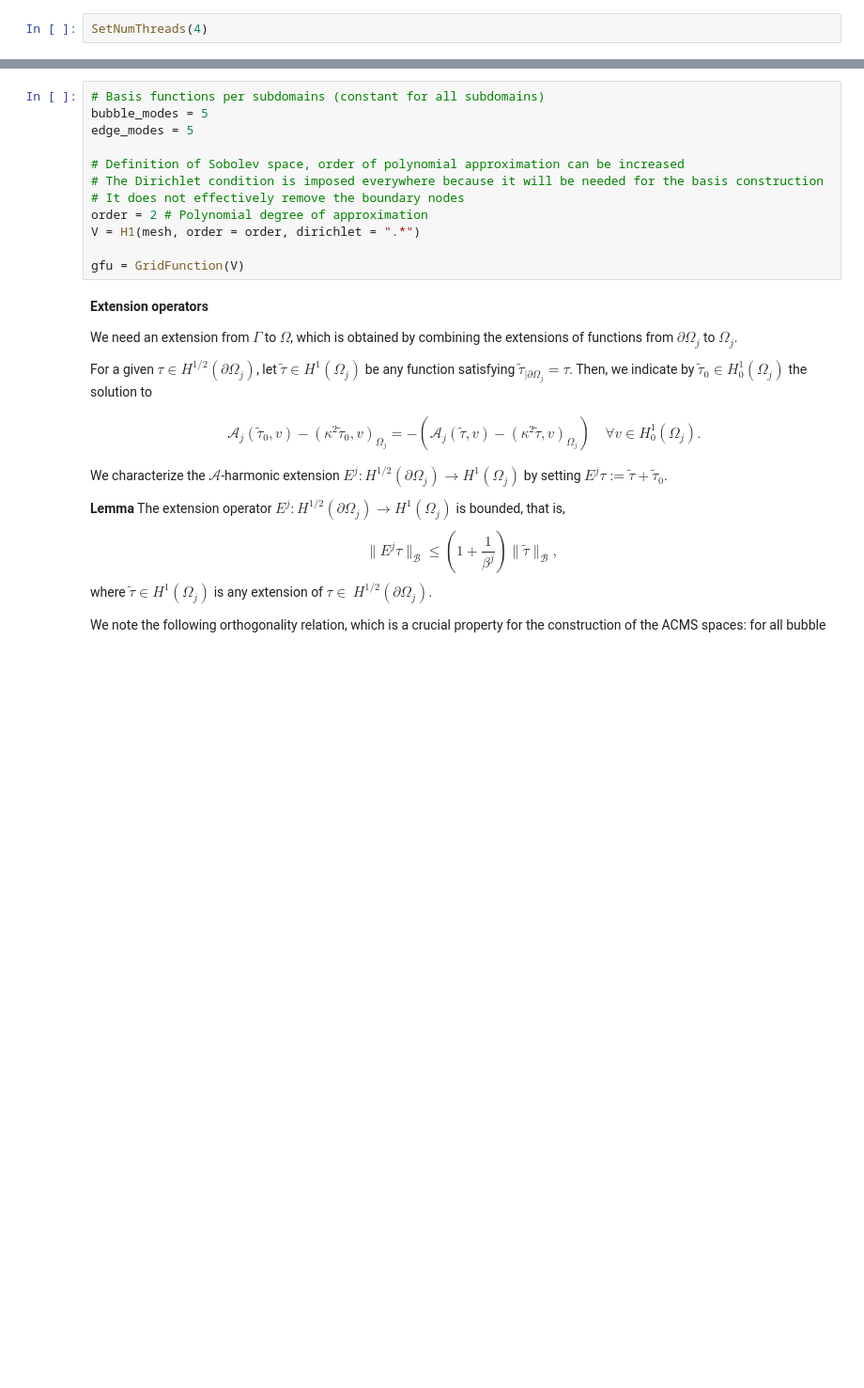
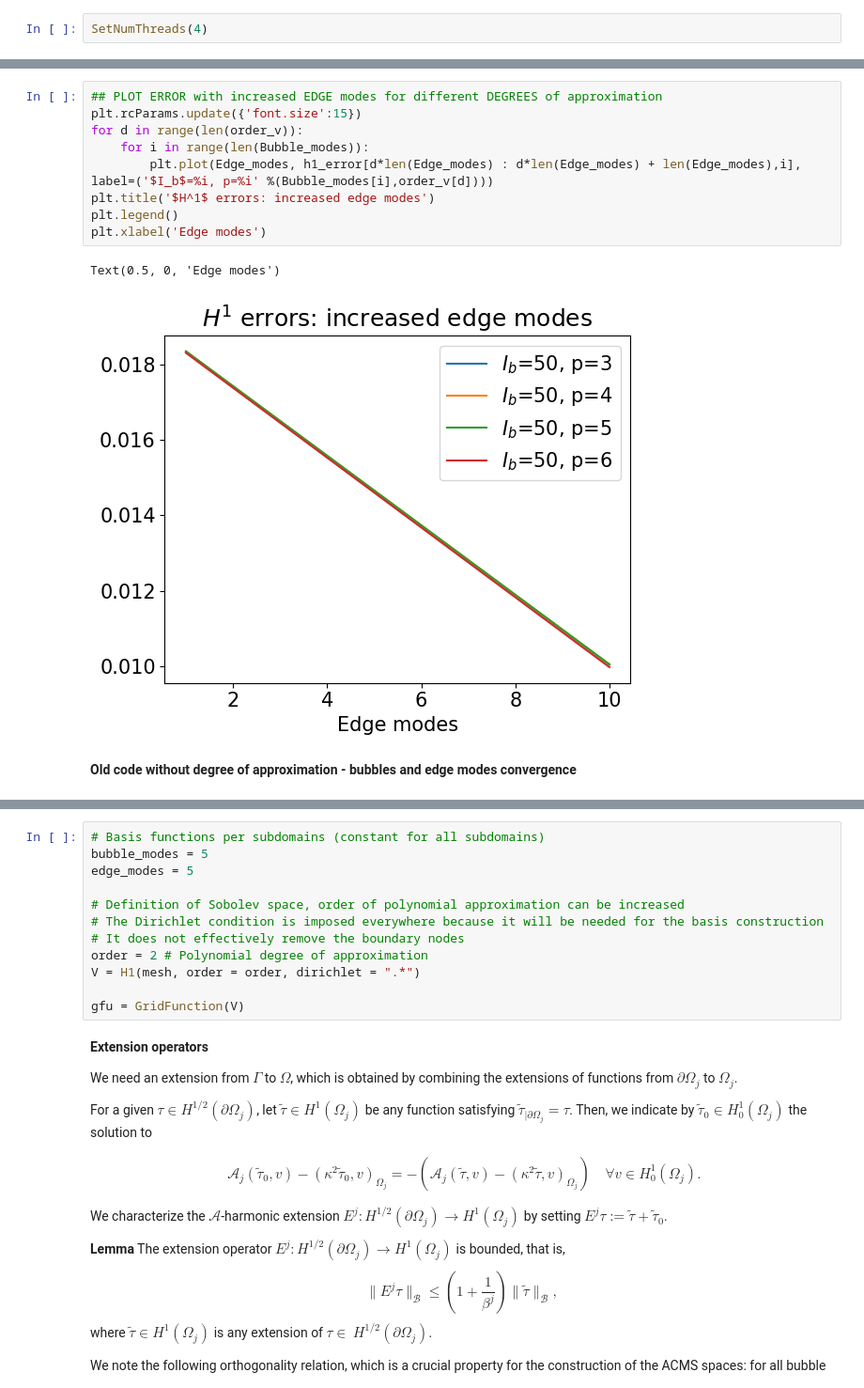
Before and after one commit to plederer/ACMS, a Jupyter notebook: numex/Basis.ipynb, the cells around one changed output, grey strips where cells are left out. Shown at 94% size. Saved outputs shown, nothing was run; the diff lists cells and outputs as text; blank space fills up the shorter version.

```diff
--- a/numex/Basis.ipynb
+++ b/numex/Basis.ipynb
@@ -266 +178,15 @@ print(h1_error)
+# %%
+## PLOT ERROR with increased EDGE modes for different DEGREES of approximation
+plt.rcParams.update({'font.size':15})
+for d in range(len(order_v)):
+    for i in range(len(Bubble_modes)):
+        plt.plot(Edge_modes, h1_error[d*len(Edge_modes) : d*len(Edge_modes) + len(Edge_modes),i], label=('$I_b$=%i, p=%i' %(Bubble_modes[i],order_v[d])))
+plt.title('$H^1$ errors: increased edge modes')
+plt.legend()
+plt.xlabel('Edge modes')
+# %% [output]
+Text(0.5, 0, 'Edge modes')
+[figure, added]
+# %% [markdown]
+**Old code without degree of approximation - bubbles and edge modes convergence**
 # %%
```
Also changed, not shown: parts of 15 cells of this notebook, 1 other file.
